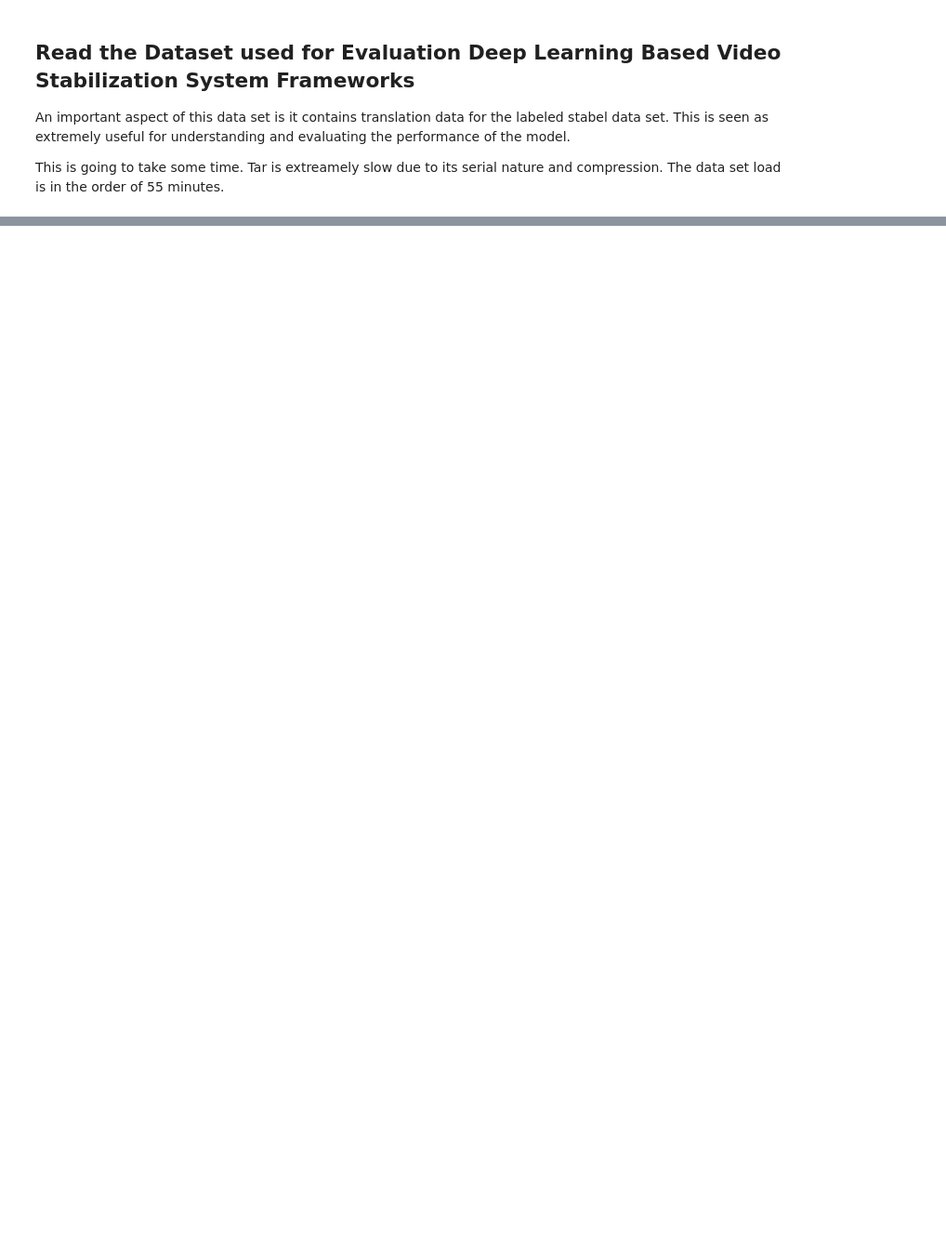
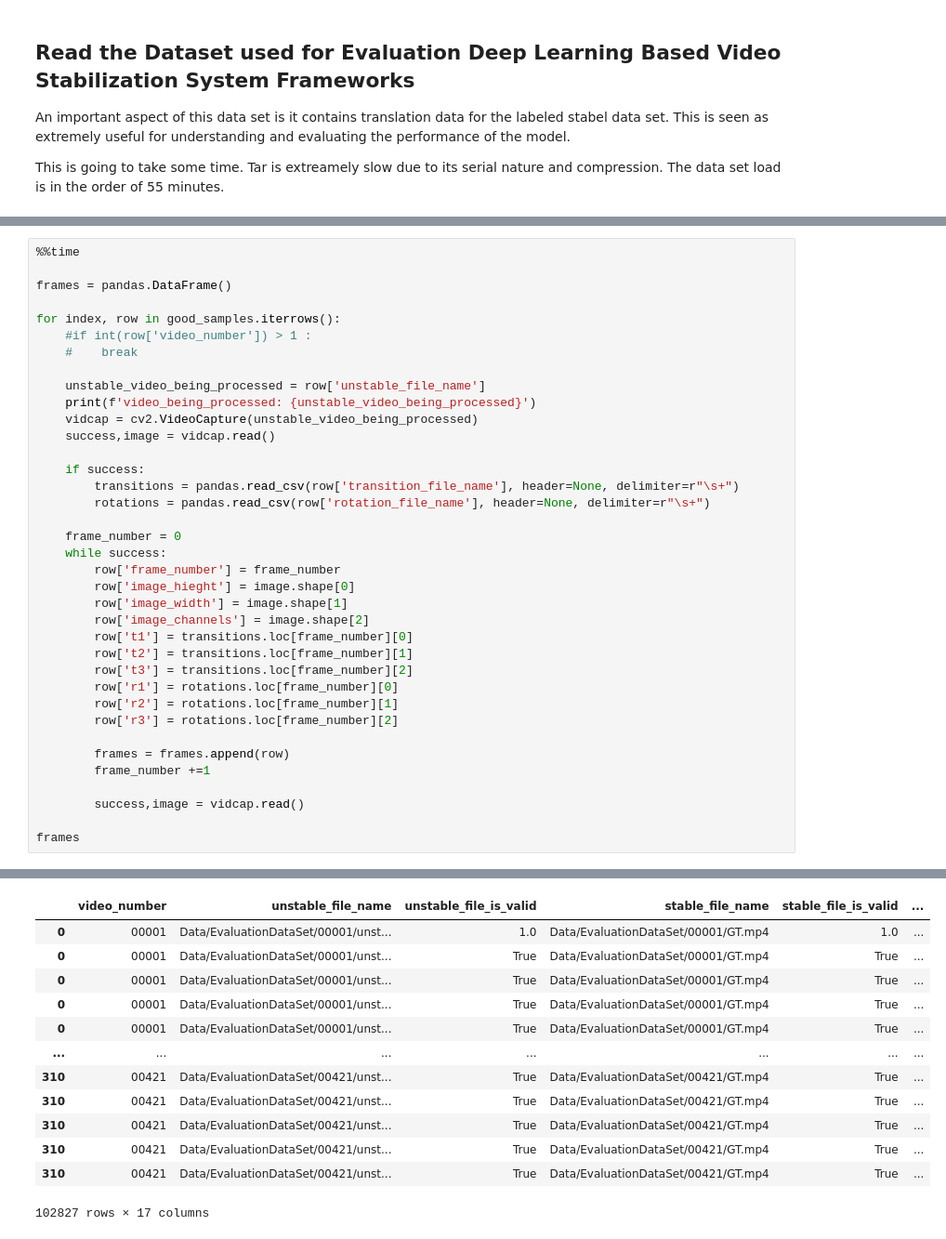
Before and after one commit to mgrandau/hand-tracking-stabilization, a Jupyter notebook: data-wrangling-exploration.ipynb, the cells around one changed output, grey strips where cells are left out. Shown at 93% size. Saved outputs shown, nothing was run; the diff lists cells and outputs as text; blank space fills up the shorter version.

```diff
--- a/data-wrangling-exploration.ipynb
+++ b/data-wrangling-exploration.ipynb
@@ -152,0 +272,38 @@ Wall time: 53min 23s
+# %%
+%%time
+
+frames = pandas.DataFrame()
+
+for index, row in good_samples.iterrows():
+    #if int(row['video_number']) > 1 :
+    #    break
+
+    unstable_video_being_processed = row['unstable_file_name']
+    print(f'video_being_processed: {unstable_video_being_processed}')
+    vidcap = cv2.VideoCapture(unstable_video_being_processed)
+    success,image = vidcap.read()
+
+    if success:
+        transitions = pandas.read_csv(row['transition_file_name'], header=None, delimiter=r"\s+")
+        rotations = pandas.read_csv(row['rotation_file_name'], header=None, delimiter=r"\s+")
+
+    frame_number = 0
+    while success:
+        row['frame_number'] = frame_number
+        row['image_hieght'] = image.shape[0]
+        row['image_width'] = image.shape[1]
+        row['image_channels'] = image.shape[2]
+        row['t1'] = transitions.loc[frame_number][0]
+        row['t2'] = transitions.loc[frame_number][1]
+        row['t3'] = transitions.loc[frame_number][2]
+        row['r1'] = rotations.loc[frame_number][0]
+        row['r2'] = rotations.loc[frame_number][1]
+        row['r3'] = rotations.loc[frame_number][2]
+
+        frames = frames.append(row)
+        frame_number +=1
+
+        success,image = vidcap.read()
+
+frames
+# %% [output]
@@ -152,0 +327,13 @@ Wall time: 53min 23s
+|  | video_number | unstable_file_name | unstable_file_is_valid | stable_file_name | stable_file_is_valid | ... |
+| 0 | 00001 | Data/EvaluationDataSet/00001/unst... | 1.0 | Data/EvaluationDataSet/00001/GT.mp4 | 1.0 | ... |
+| 0 | 00001 | Data/EvaluationDataSet/00001/unst... | True | Data/EvaluationDataSet/00001/GT.mp4 | True | ... |
+| 0 | 00001 | Data/EvaluationDataSet/00001/unst... | True | Data/EvaluationDataSet/00001/GT.mp4 | True | ... |
+| 0 | 00001 | Data/EvaluationDataSet/00001/unst... | True | Data/EvaluationDataSet/00001/GT.mp4 | True | ... |
+| 0 | 00001 | Data/EvaluationDataSet/00001/unst... | True | Data/EvaluationDataSet/00001/GT.mp4 | True | ... |
+| ... | ... | ... | ... | ... | ... | ... |
+| 310 | 00421 | Data/EvaluationDataSet/00421/unst... | True | Data/EvaluationDataSet/00421/GT.mp4 | True | ... |
+| 310 | 00421 | Data/EvaluationDataSet/00421/unst... | True | Data/EvaluationDataSet/00421/GT.mp4 | True | ... |
+| 310 | 00421 | Data/EvaluationDataSet/00421/unst... | True | Data/EvaluationDataSet/00421/GT.mp4 | True | ... |
+| 310 | 00421 | Data/EvaluationDataSet/00421/unst... | True | Data/EvaluationDataSet/00421/GT.mp4 | True | ... |
+| 310 | 00421 | Data/EvaluationDataSet/00421/unst... | True | Data/EvaluationDataSet/00421/GT.mp4 | True | ... |
+102827 rows × 17 columns
```
Also changed, not shown: parts of 17 cells of this notebook.
